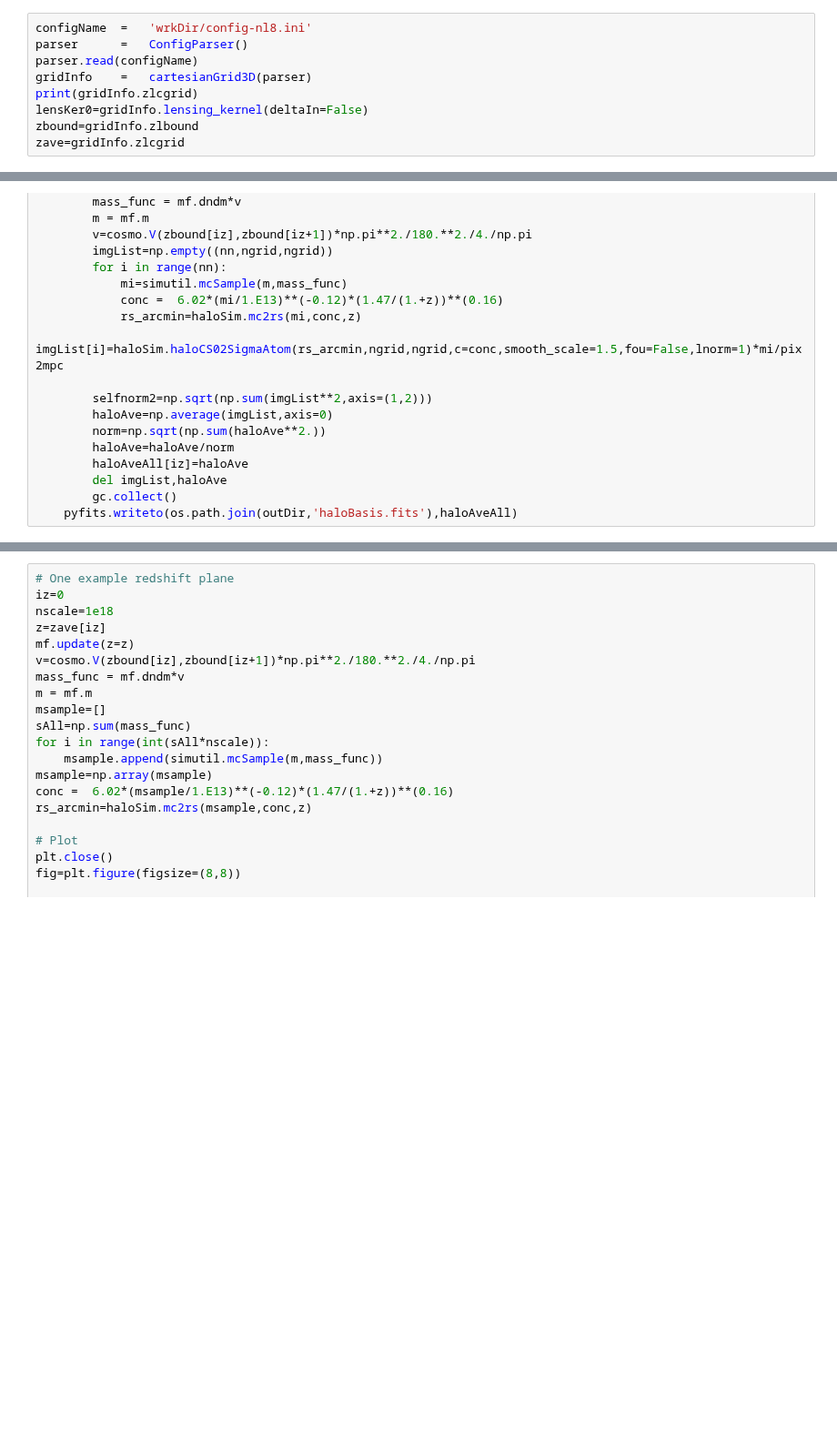
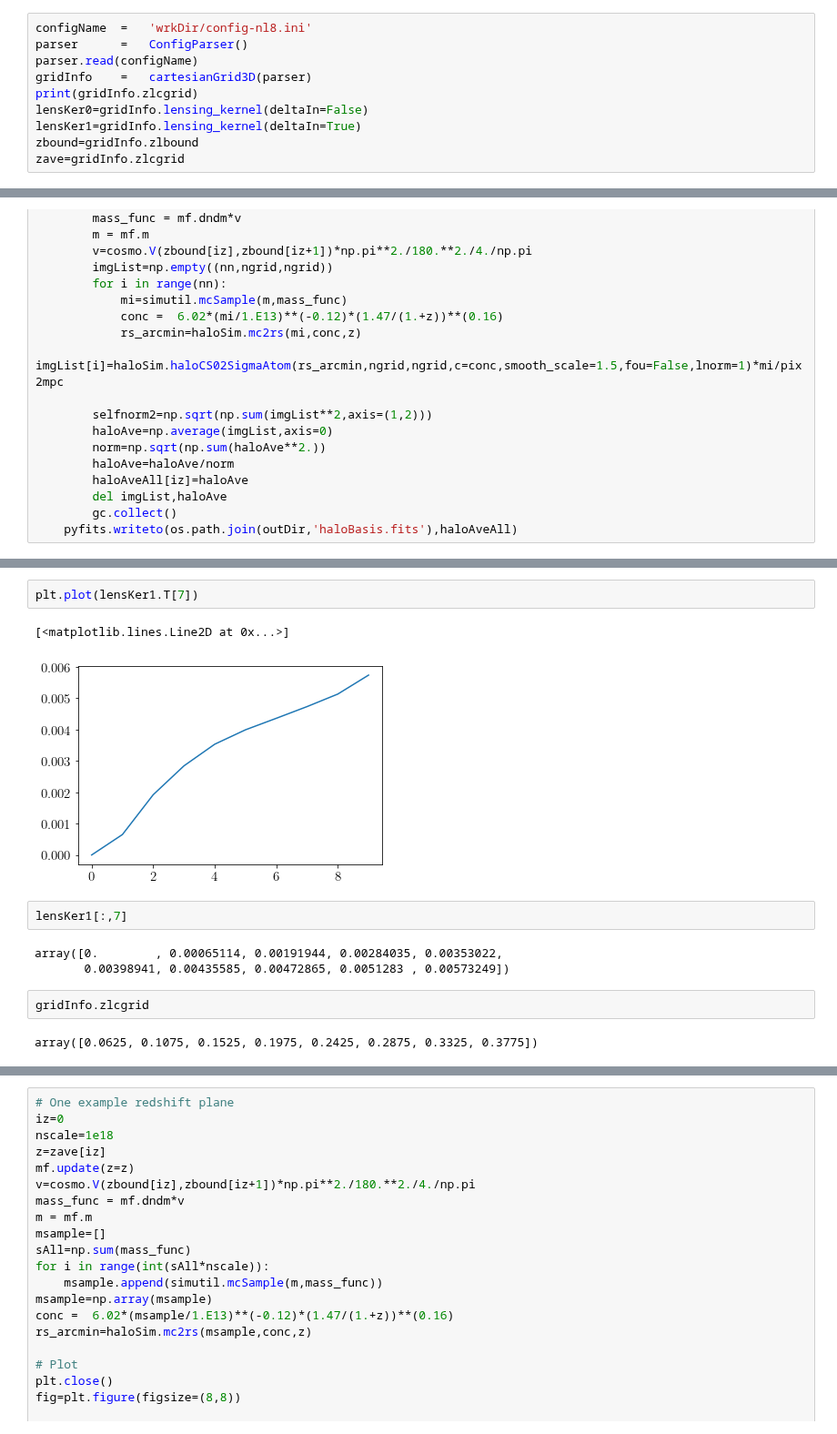
Before and after one commit to mr-superonion/splinv, a Jupyter notebook: notebook/s193D/0_1-haloMF_Prior.ipynb, the cells around one changed output, grey strips where cells are left out. Shown at 91% size. Saved outputs shown, nothing was run; the diff lists cells and outputs as text; blank space fills up the shorter version.

```diff
--- a/notebook/s193D/0_1-haloMF_Prior.ipynb
+++ b/notebook/s193D/0_1-haloMF_Prior.ipynb
@@ -53,6 +53,7 @@ parser.read(configName)
 gridInfo    =   cartesianGrid3D(parser)
 print(gridInfo.zlcgrid)
 lensKer0=gridInfo.lensing_kernel(deltaIn=False)
+lensKer1=gridInfo.lensing_kernel(deltaIn=True)
 zbound=gridInfo.zlbound
 zave=gridInfo.zlcgrid
 # %% [output]
@@ -168,3 +211,17 @@ fitsio.write(os.path.join(outDir,'prior.fits'),prior)
+# %%
+plt.plot(lensKer1.T[7])
+# %% [output]
+[<matplotlib.lines.Line2D at 0x...>]
+[figure, added]
+# %%
+lensKer1[:,7]
+# %% [output]
+array([0.        , 0.00065114, 0.00191944, 0.00284035, 0.00353022,
+       0.00398941, 0.00435585, 0.00472865, 0.0051283 , 0.00573249])
+# %%
+gridInfo.zlcgrid
+# %% [output]
+array([0.0625, 0.1075, 0.1525, 0.1975, 0.2425, 0.2875, 0.3325, 0.3775])
 # %%
 # Prepare Prior
 haloAveAll=pyfits.getdata(os.path.join(outDir,'haloBasis.fits'))
```
Also changed, not shown: parts of 3 cells of this notebook, 2 other files.
